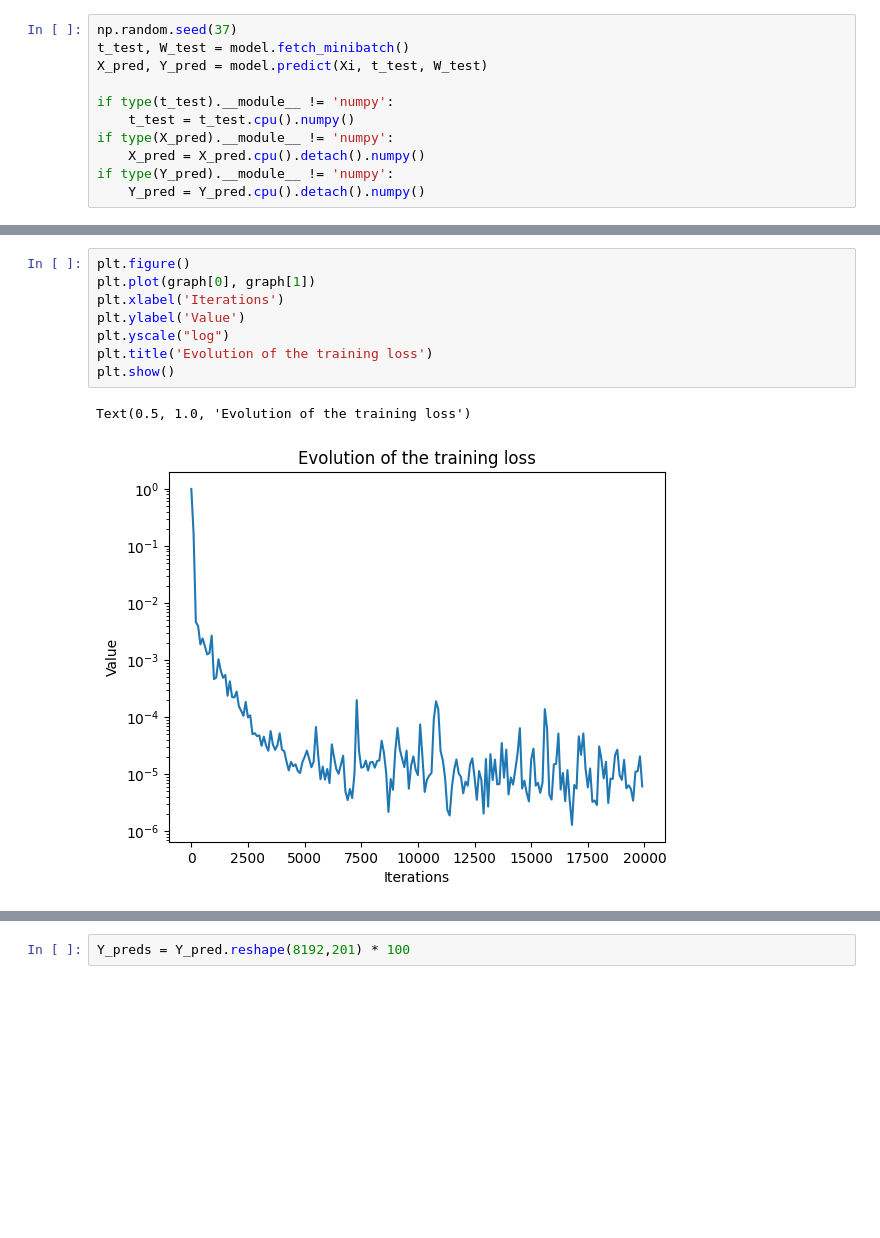
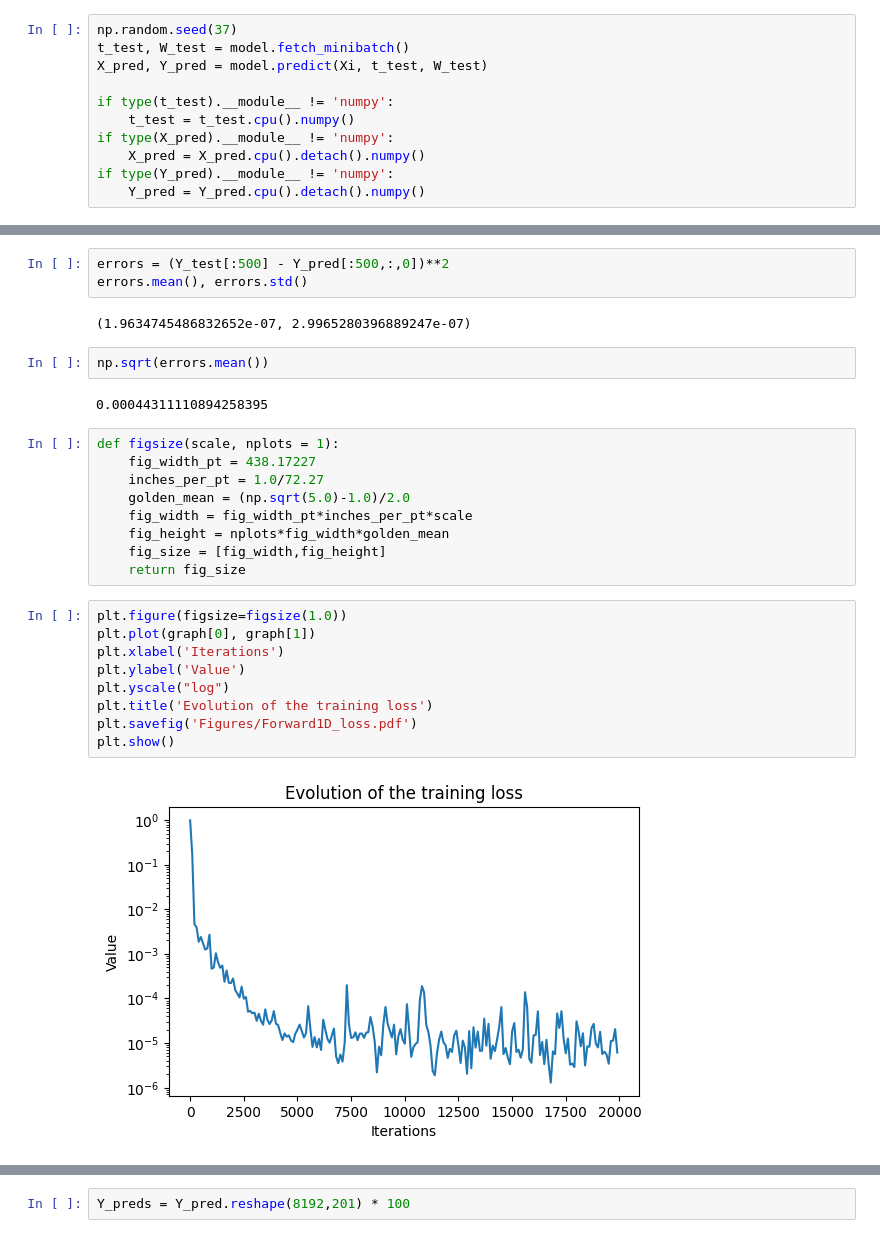
Before and after one commit to Aadhithya-06/Final-Year-Project, a Jupyter notebook: ForwardPricing.ipynb, the cells around one changed output, grey strips where cells are left out. Cells and saved outputs as stored; diff of their text form; blank space fills up the shorter version.

```diff
--- a/ForwardPricing.ipynb
+++ b/ForwardPricing.ipynb
@@ -70,14 +99,32 @@ if type(Y_pred).__module__ != 'numpy':
+# %%
+errors = (Y_test[:500] - Y_pred[:500,:,0])**2
+errors.mean(), errors.std()
+# %% [output]
+(1.9634745486832652e-07, 2.9965280396889247e-07)
+# %%
+np.sqrt(errors.mean())
+# %% [output]
+0.00044311110894258395
+# %%
+def figsize(scale, nplots = 1):
+    fig_width_pt = 438.17227
+    inches_per_pt = 1.0/72.27
+    golden_mean = (np.sqrt(5.0)-1.0)/2.0
+    fig_width = fig_width_pt*inches_per_pt*scale
+    fig_height = nplots*fig_width*golden_mean
+    fig_size = [fig_width,fig_height]
+    return fig_size
 # %%
-plt.figure()
+plt.figure(figsize=figsize(1.0))
 plt.plot(graph[0], graph[1])
 plt.xlabel('Iterations')
 plt.ylabel('Value')
 plt.yscale("log")
 plt.title('Evolution of the training loss')
+plt.savefig('Figures/Forward1D_loss.pdf')
 plt.show()
 # %% [output]
-Text(0.5, 1.0, 'Evolution of the training loss')
-[figure, old version]
+[figure, new version]
 # %%
 samples = 64
 
```
Also changed, not shown: parts of 10 cells of this notebook, 8 other files.
